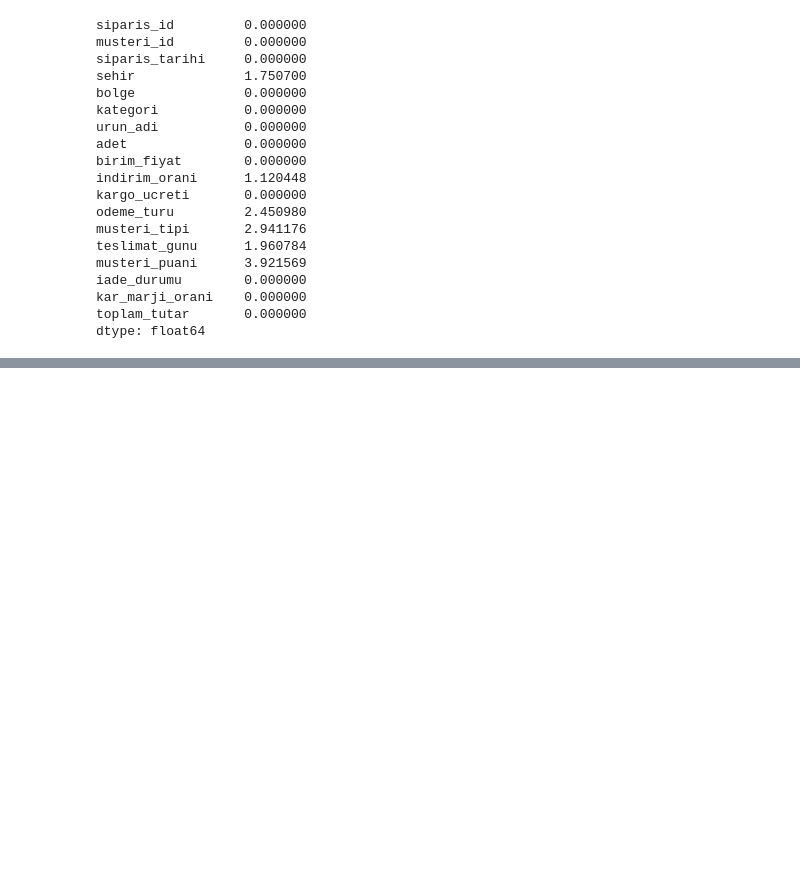
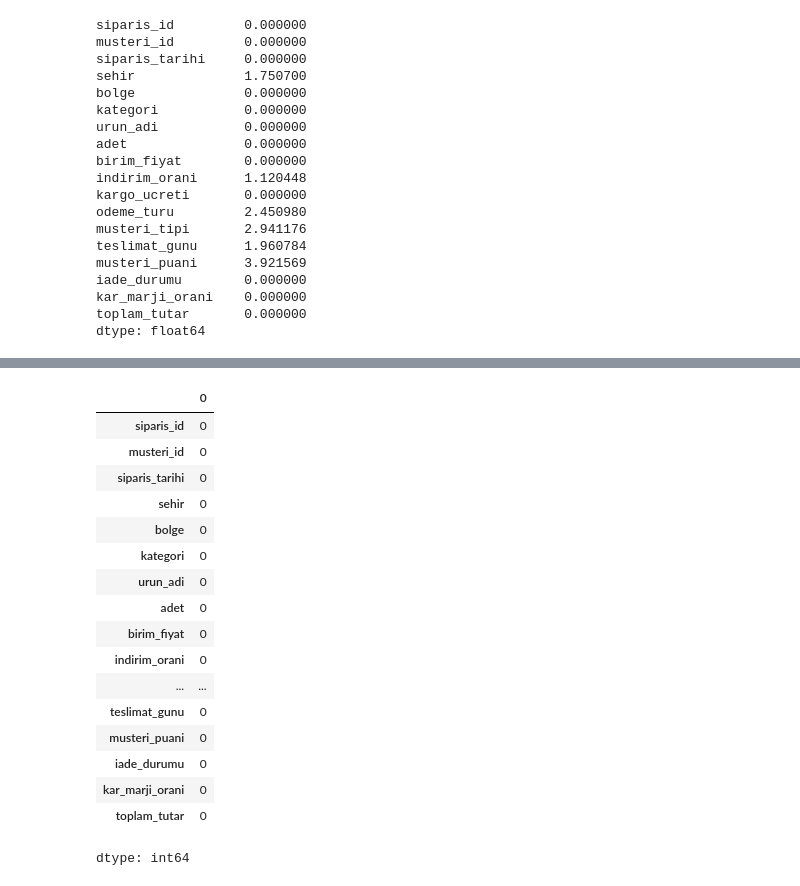
Before and after one commit to YunusEmre214/Data_Science_Colab, a Jupyter notebook: Data_Science.ipynb, the cells around one changed output, grey strips where cells are left out. Saved outputs shown, nothing was run; the diff lists cells and outputs as text; code cells hidden in the pictures; blank space fills up the shorter version.

```diff
--- a/Data_Science.ipynb
+++ b/Data_Science.ipynb
@@ -239,0 +304,5 @@ missing_data_row.head(10)
+# %%
+#16.Kategorik eksik verileri mod ile doldurma
+df_mod_categorical=df.copy()
+categorical_column=df_mod_categorical.select_dtypes(include=["object"]).columns
+categorical_column
@@ -239,0 +313,5 @@ missing_data_row.head(10)
+# %%
+for column in categorical_column:
+  mod_value=df_mod_categorical[column].mode()[0]
+  df_mod_categorical[column]=df_mod_categorical[column].fillna(mod_value)
+df_mod_categorical[categorical_column].isnull().sum()
@@ -239,0 +331,6 @@ missing_data_row.head(10)
+# %%
+#17.Kategorik eksik verileri sabit bir değer ile doldurulalım
+df_constant_categorical=df.copy()
+for column in categorical_column:
+  df_constant_categorical[column]=df_constant_categorical[column].fillna("Bilinmiyor")
+df_constant_categorical[categorical_column].isnull().sum()
@@ -239,0 +350,31 @@ missing_data_row.head(10)
+# %%
+#18.Eğitimde kullanacağımız güncel veri seti
+#sayısal eksik verileri medyan ile doldur
+#Kategorik eksik verileri mod ile doldur
+df_current=df.copy()
+for column in numeric_column:
+  df_current[column]=df_current[column].fillna(df_current[column].median())
+for column in categorical_column:
+  mod_value=df_current[column].mode()[0]
+  df_current[column]=df_current[column].fillna(mod_value)
+# %%
+df_current.isnull().sum()
+# %% [output]
+|  | 0 |
+| siparis_id | 0 |
+| musteri_id | 0 |
+| siparis_tarihi | 0 |
+| sehir | 0 |
+| bolge | 0 |
+| kategori | 0 |
+| urun_adi | 0 |
+| adet | 0 |
+| birim_fiyat | 0 |
+| indirim_orani | 0 |
+| ... | ... |
+| teslimat_gunu | 0 |
+| musteri_puani | 0 |
+| iade_durumu | 0 |
+| kar_marji_orani | 0 |
+| toplam_tutar | 0 |
+dtype: int64
```
Also changed, not shown: parts of 9 cells of this notebook.
